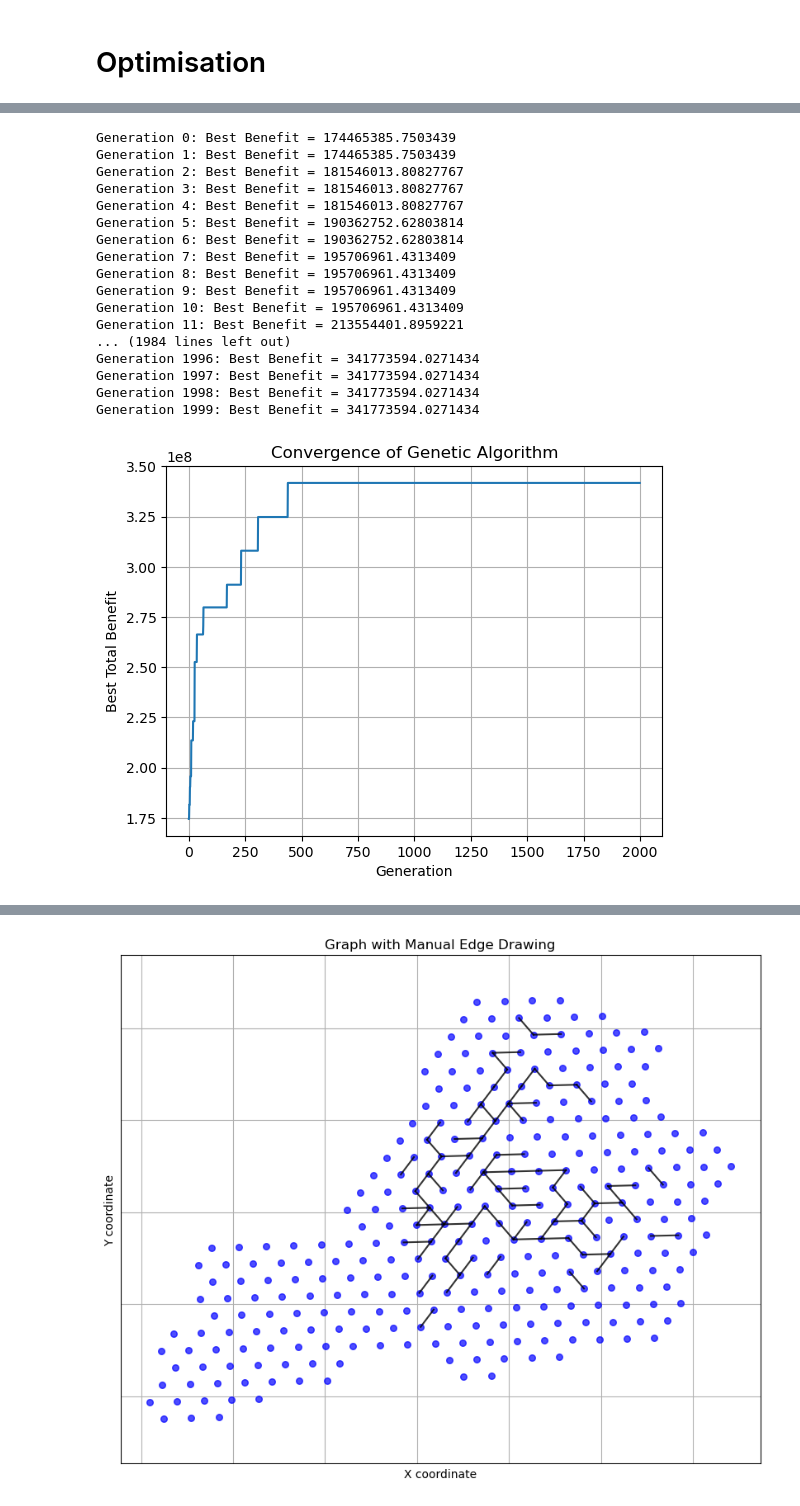
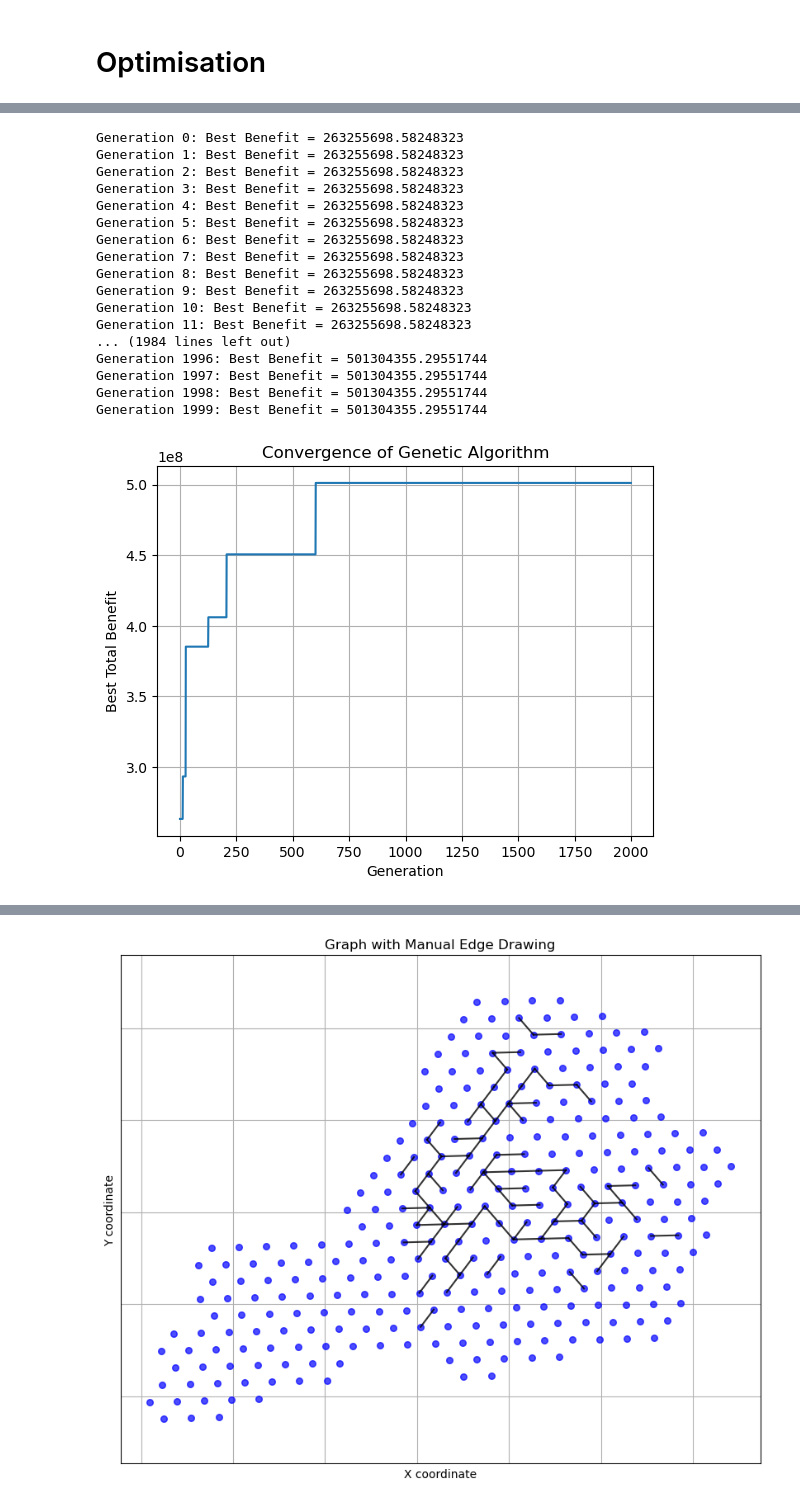
Before and after one commit to javad-e/delivery-tunnels, a Jupyter notebook: Network Optimization.ipynb, the cells around one changed output, grey strips where cells are left out. Cells and saved outputs as stored; diff of their text form; code cells hidden in the pictures.

```diff
--- a/Network Optimization.ipynb
+++ b/Network Optimization.ipynb
@@ -123,3 +123,10 @@ plt.show()
 [figure]
 # %% [markdown]
 # Optimisation
+# %%
+combined_flow_df = pd.concat([express_flow_df, scheduled_flow_df], ignore_index=True).groupby(['origin', 'destination'], as_index=False)['flow'].agg({
+    'flow': 'sum',     # sum this column
+    'origin_centroid': 'first',      # keep the original value (assumed same in group)
+    'destination_centroid': 'first'       # keep the original value (assumed same in group)
+})
+combined_flow_df
@@ -216,7 +237,7 @@ def compute_total_benefit_np(G, benefit_array, node_index, centroid_dict, dist_d
     return total_benefit
 # %%
 TARGET_EDGE_NUM = 80
-MUTATION_RATE = 0.17
+MUTATION_RATE = 0.3
 
 # def compute_total_benefit(G, benefits):
 #     total = 0
@@ -281,6 +302,19 @@ def crossover(parent1, parent2, k):
             child.append(e)
     return child
 
+# def structured_crossover(parent1, parent2, k, node_list):
+#     # Create subgraphs
+#     half_k = k // 2
+#     child_edges = list(set(parent1[:half_k] + parent2[:half_k]))
+#     missing = k - len(child_edges)
+
+#     if missing > 0:
+#         filler_pool = list(set(parent1 + parent2) - set(child_edges))
+#         random.shuffle(filler_pool)
+#         child_edges += filler_pool[:missing]
+
+#     return child_edges[:k]
+
 # def crossover(parent1, parent2, k, all_edges, node_list):
 #     # Step 1: Start with shared edges
 #     shared_edges = list(set(parent1) & set(parent2))
@@ -338,6 +372,22 @@ def mutate(chromosome, edges, mutation_rate=MUTATION_RATE):
         if random.random() < mutation_rate:
             new_edge = random.choice(list(set(edges) - set(chromosome)))
             chromosome[i] = new_edge
+    return chromosome
+
+def smart_mutate(chromosome, edges, G_full, mutation_rate=MUTATION_RATE):
+    chromosome = chromosome.copy()
+    edge_set = set(edges)
+    chromo_set = set(chromosome)
+
+    for i in range(len(chromosome)):
+        if random.random() < mutation_rate:
+            # Remove an edge
+            removed_edge = chromosome[i]
+            # Try adding a new edge that connects new nodes
+            new_edge = random.choice(list(edge_set - chromo_set))
+            chromosome[i] = new_edge
+            chromo_set.remove(removed_edge)
+            chromo_set.add(new_edge)
     return chromosome
 
 def select_parents(population, fitnesses):
@@ -399,7 +449,9 @@ def genetic_algorithm(edges, benefits, node_list, generations, population_size,
             parent2 = tournament_selection(population, fitnesses)
             child = crossover(parent1, parent2, k)
             # child = crossover(parent1, parent2, k, all_edges=edges, node_list=node_list)
-            child = mutate(child, edges, mutation_rate=MUTATION_RATE)
+            # child = structured_crossover(parent1, parent2, k, node_list)
+            # child = mutate(child, edges, mutation_rate=MUTATION_RATE)
+            child = smart_mutate(child, edges, G_full, mutation_rate=MUTATION_RATE)
             new_population.append(child)
 
         population = new_population
@@ -417,42 +469,42 @@ def genetic_algorithm(edges, benefits, node_list, generations, population_size,
 # %%
 assert adj_matrix.index.equals(adj_matrix.columns), "adj_matrix is not symmetric in labels!"
 
 dist_dict = precompute_distances(centroid_dict)
 benefit_array = adj_matrix.values
 
 best_edges, history = genetic_algorithm(list(G_combined.edges()),
                                         benefit_array,
                                         list(adj_matrix.index),
                                         generations=2000,
-                                        population_size=200,
+                                        population_size=100,
                                         k=TARGET_EDGE_NUM,
                                         dist_dict=dist_dict)
 
 plt.plot(history)
 plt.title("Convergence of Genetic Algorithm")
 plt.xlabel("Generation")
 plt.ylabel("Best Total Benefit")
 plt.grid(True)
 plt.show()
 # %% [output]
-Generation 0: Best Benefit = 174465385.7503439
-Generation 1: Best Benefit = 174465385.7503439
-Generation 2: Best Benefit = 181546013.80827767
-Generation 3: Best Benefit = 181546013.80827767
-Generation 4: Best Benefit = 181546013.80827767
-Generation 5: Best Benefit = 190362752.62803814
-Generation 6: Best Benefit = 190362752.62803814
-Generation 7: Best Benefit = 195706961.4313409
-Generation 8: Best Benefit = 195706961.4313409
-Generation 9: Best Benefit = 195706961.4313409
-Generation 10: Best Benefit = 195706961.4313409
-Generation 11: Best Benefit = 213554401.8959221
+Generation 0: Best Benefit = 263255698.58248323
+Generation 1: Best Benefit = 263255698.58248323
+Generation 2: Best Benefit = 263255698.58248323
+Generation 3: Best Benefit = 263255698.58248323
+Generation 4: Best Benefit = 263255698.58248323
+Generation 5: Best Benefit = 263255698.58248323
+Generation 6: Best Benefit = 263255698.58248323
+Generation 7: Best Benefit = 263255698.58248323
+Generation 8: Best Benefit = 263255698.58248323
+Generation 9: Best Benefit = 263255698.58248323
+Generation 10: Best Benefit = 263255698.58248323
+Generation 11: Best Benefit = 263255698.58248323
 ... (1984 lines left out)
-Generation 1996: Best Benefit = 341773594.0271434
-Generation 1997: Best Benefit = 341773594.0271434
-Generation 1998: Best Benefit = 341773594.0271434
-Generation 1999: Best Benefit = 341773594.0271434
+Generation 1996: Best Benefit = 501304355.29551744
+Generation 1997: Best Benefit = 501304355.29551744
+Generation 1998: Best Benefit = 501304355.29551744
+Generation 1999: Best Benefit = 501304355.29551744
-[figure, old version]
+[figure, new version]
 # %%
 pos = {}
 for node in centroid_dict:
```
Also changed, not shown: parts of 6 cells of this notebook, 4 other files.
